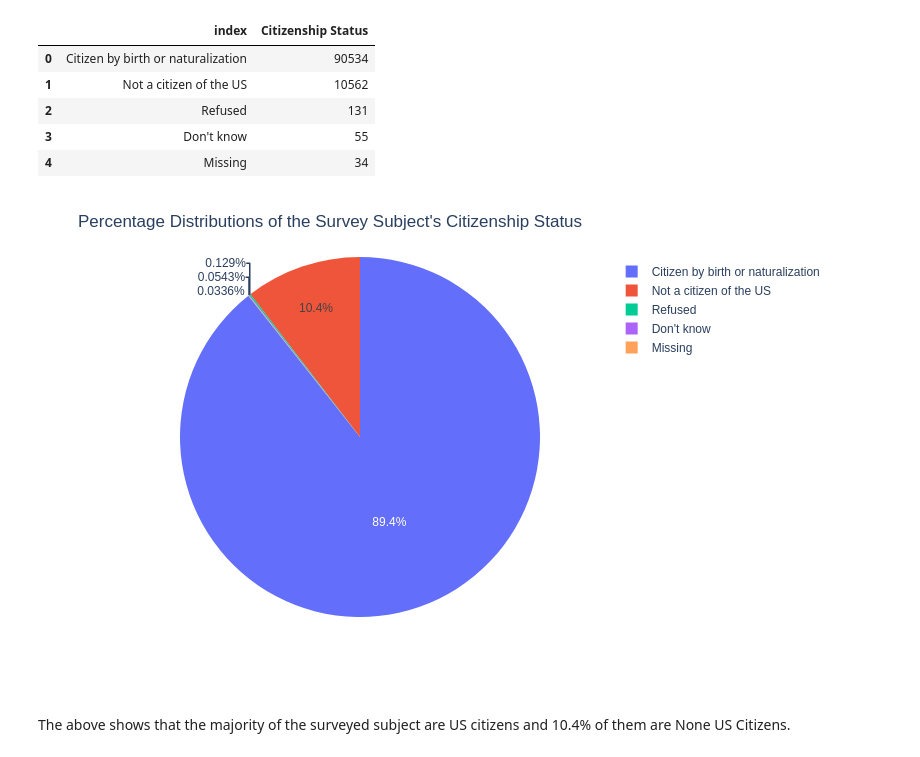
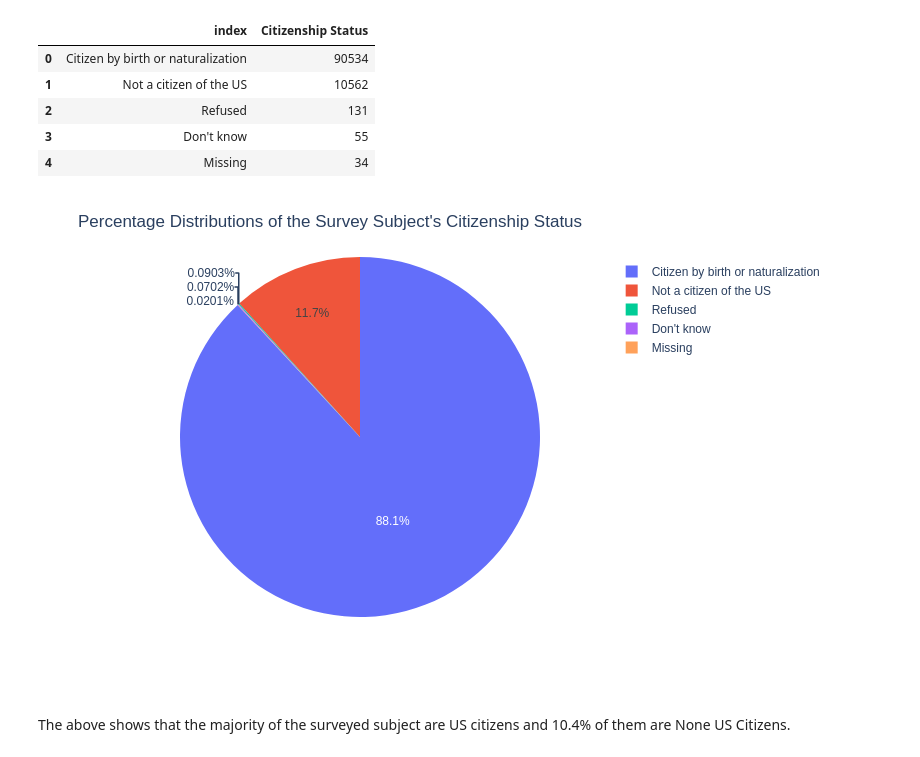
Before and after one commit to kkrusere/NHANES-Data-Visualization-Dashboard-on-Health-Disparities-and-Inequities, a Jupyter notebook: NHANES_data_collection_and_EDA.ipynb, the cells around one changed output. Saved outputs shown, nothing was run; the diff lists cells and outputs as text; code cells hidden in the pictures.

```diff
--- a/NHANES_data_collection_and_EDA.ipynb
+++ b/NHANES_data_collection_and_EDA.ipynb
@@ -1144,13 +1163,14 @@ dataframe['Citizenship Status'].value_counts().reset_index()
 | 3 | Don't know | 55 |
 | 4 | Missing | 34 |
 # %%
-temp_df = dataframe['Citizenship Status'].value_counts().reset_index()
+df = dataframe[dataframe['Data Release Number'] == 9.0]
+temp_df = df['Citizenship Status'].value_counts().reset_index()
 temp_df.columns = ["Citizenship Status", "Count"]
 fig = px.pie(temp_df, values='Count', names='Citizenship Status')
 fig.update_layout(title_text="Percentage Distributions of the Survey Subject's Citizenship Status")
 fig.show(renderer='png', height=500, width=800)
 #fig.show()
 # %% [output]
-[figure, old version]
+[figure, new version]
 # %% [markdown]
 The above shows that the majority of the surveyed subject are US citizens and 10.4% of them are None US Citizens.
```
Also changed, not shown: parts of 11 cells of this notebook.
